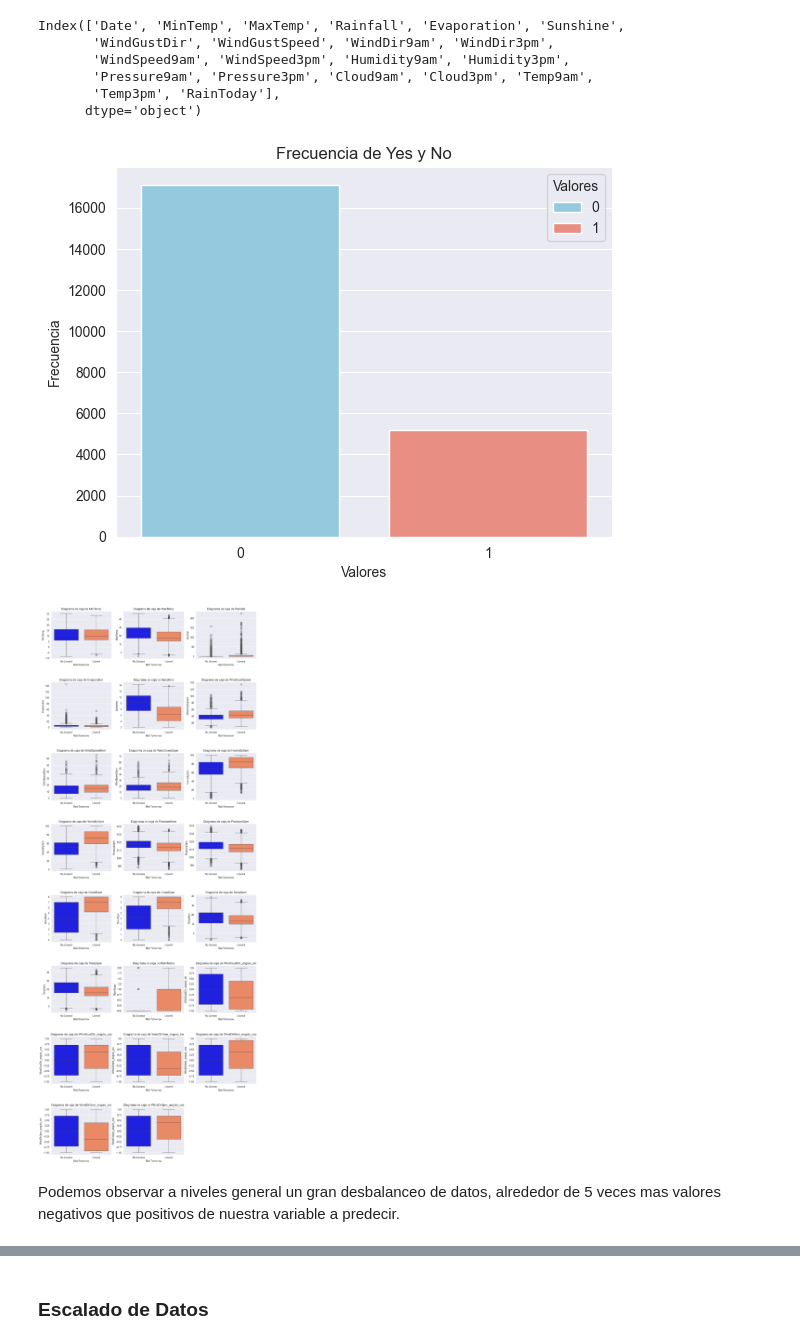
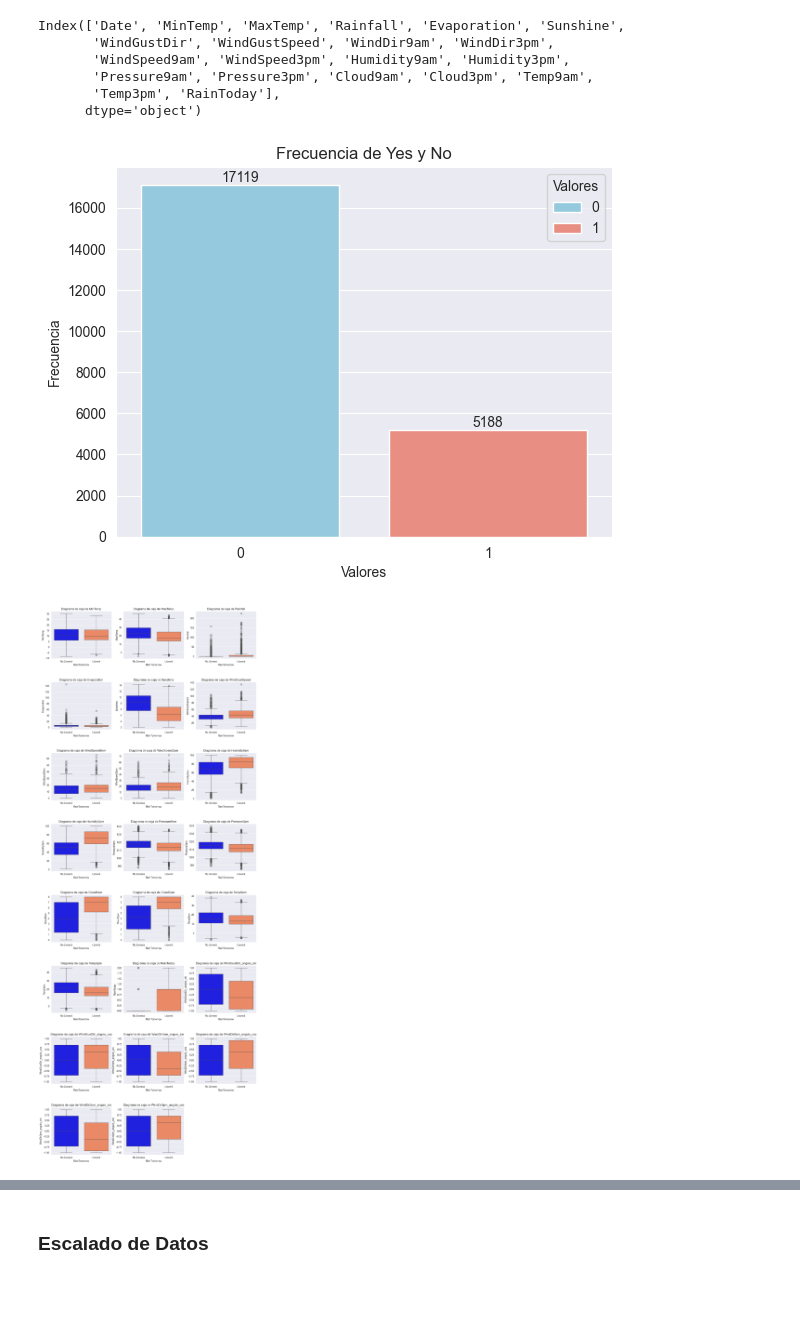
Before and after one commit to therokitoki/AA1-TUIA-Alsop-Hachen, a Jupyter notebook: tp2.ipynb, the cells around one changed output, grey strips where cells are left out. Drawn from its saved outputs; the diff is of its cells as text; code cells hidden in the pictures; blank space fills up the shorter version.

```diff
--- a/tp2.ipynb
+++ b/tp2.ipynb
@@ -806,3 +799,18 @@ x_train_mapping[['WindDir3pm_angulo_cos','WindDir3pm_angulo_sin']]
+# %%
+# Para poder mantener parte de la data de Date, aislamos el mes y el año en variables distintas
+
+# Mes
+x_train_mapping['Month'] = x_train_mapping['Date'].dt.month
+x_test_mapping['Month'] = x_test_mapping['Date'].dt.month
+
+# Año
+x_train_mapping['Year'] = x_train_mapping['Date'].dt.year
+x_test_mapping['Year'] = x_test_mapping['Date'].dt.year
+# %%
+# Codificación seno-coseno para Mes (1-12)
+
+x_train_mapping['Month_sin'] = np.sin(2 * np.pi * x_train_mapping['Month'] / 12)
+x_train_mapping['Month_cos'] = np.cos(2 * np.pi * x_train_mapping['Month'] / 12)
 # %% [markdown]
 Utilizamos la codificación de LabelEncoder para la variable RainToday
 # %%
@@ -853,19 +861,21 @@ Index(['Date', 'MinTemp', 'MaxTemp', 'Rainfall', 'Evaporation', 'Sunshine',
 # %%
 # Calculamos la frecuencia de cada valor
 dataframe = pd.DataFrame(y_train)
 value_counts = dataframe[0].value_counts().reset_index()
 value_counts.columns = ['Valores', 'Frecuencia']
+sns.barplot(x='Valores', y='Frecuencia', hue='Valores', data=value_counts, palette=['skyblue', 'salmon'])
 
-sns.barplot(x='Valores', y='Frecuencia', hue='Valores', data=value_counts, palette=['skyblue', 'salmon'])
+# Agregar la cantidad de cada valor encima de cada barra
+for index, row in value_counts.iterrows():
+    plt.text(row.name, row['Frecuencia'] + 5, str(row['Frecuencia']), ha='center', va='bottom')
+
 plt.title('Frecuencia de Yes y No')
 plt.xlabel('Valores')
 plt.ylabel('Frecuencia')
 plt.xticks(rotation=0)
 plt.show()
 
 boxplots(x_train_imputer_v2, y_train, x_train_imputer_v2.columns)
 # %% [output]
-[figure, old version]
+[figure, new version]
 [figure]
-# %% [markdown]
-Podemos observar a niveles general un gran desbalanceo de datos, alrededor de 5 veces mas valores negativos que positivos de nuestra variable a predecir.
```
Also changed, not shown: parts of 14 cells of this notebook.
